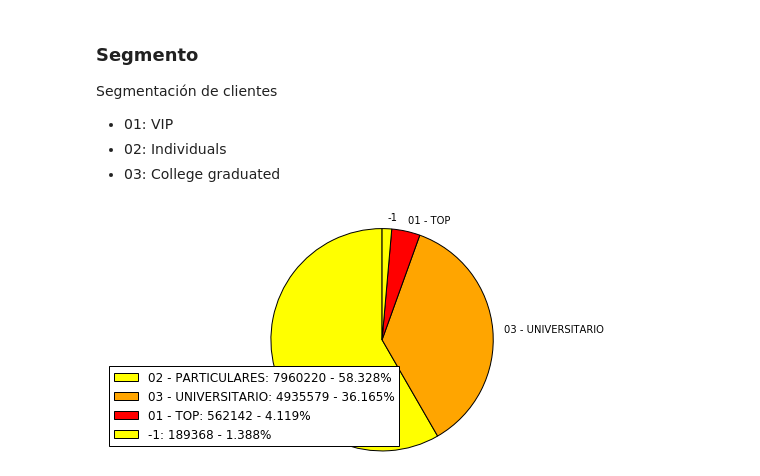
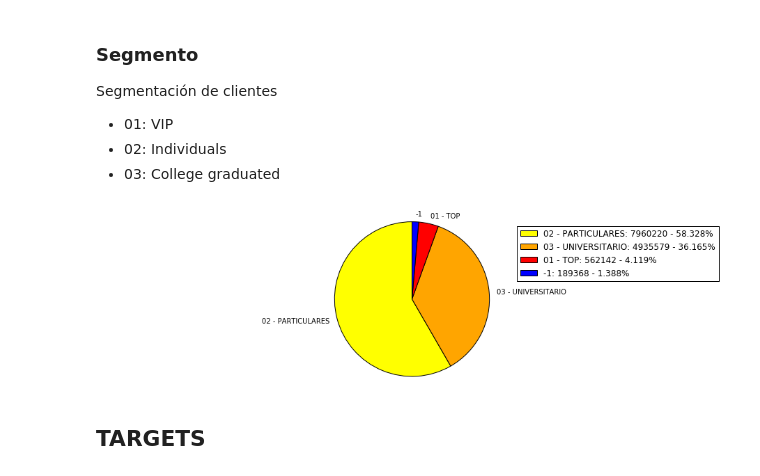
Before and after one commit to sergioml/degree_project, a Jupyter notebook: data_exploration.ipynb, the cells around one changed output. Saved outputs shown, nothing was run; the diff lists cells and outputs as text; code cells hidden in the pictures.

```diff
--- a/data_exploration.ipynb
+++ b/data_exploration.ipynb
@@ -388,9 +388,11 @@ Segmentación de clientes
 # %%
 segmento = df.segmento.fillna('-1').value_counts()
 # %%
-plt.figure(figsize=(10, 4))
-plt.pie(segmento.values, labels=segmento.index, colors=['yellow', 'orange', 'red'], startangle=90)
+plt.figure(figsize=(16, 4))
+plt.pie(segmento.values, labels=segmento.index, colors=['yellow', 'orange', 'red', 'blue'], startangle=90)
 plt.legend(loc='best', labels=['%s: %d - %1.3f%%' % (lab, segmento.values[i], (segmento.values[i]/sum(segmento.values))*100) for i, lab in enumerate(segmento.index)])
 plt.axis('equal');
 # %% [output]
-[figure, old version]
+[figure, new version]
+# %% [markdown]
+## TARGETS
```
